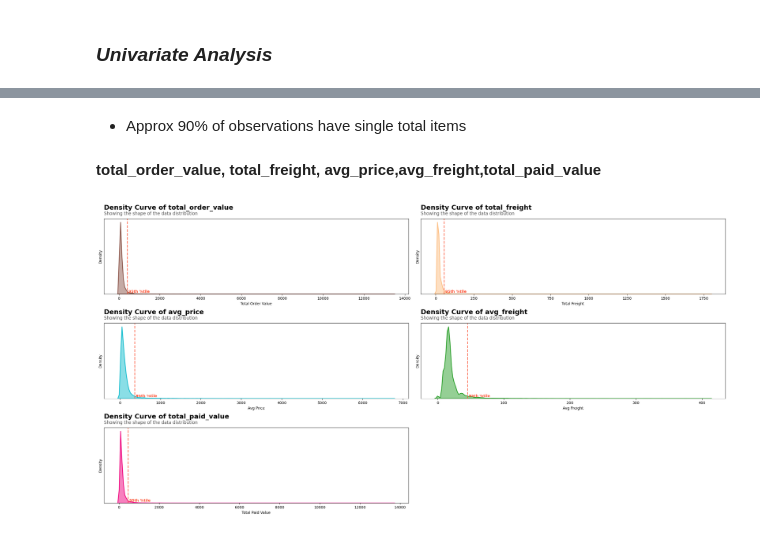
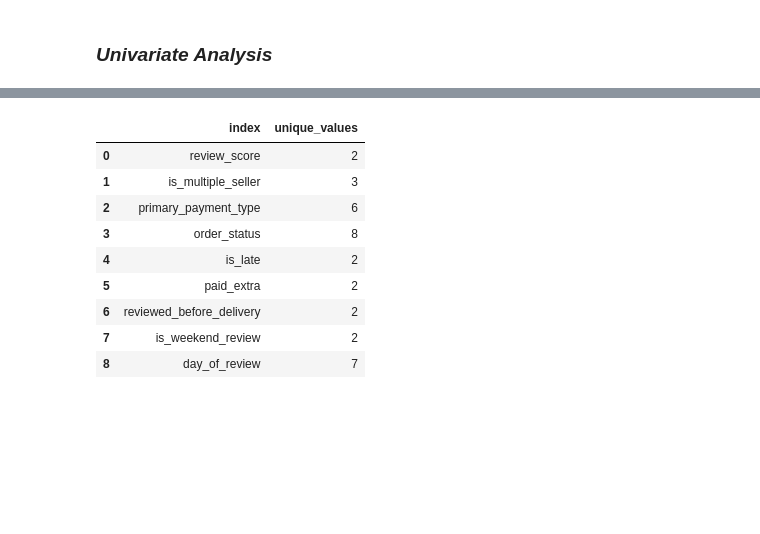
Before and after one commit to IamRaNo/data-analytics-projects, a Jupyter notebook: inside_olist_review_analysis/jupyter_notebooks/04_analysis.ipynb, the cells around one changed output, grey strips where cells are left out. Saved outputs shown, nothing was run; the diff lists cells and outputs as text; code cells hidden in the pictures; blank space fills up the shorter version.

```diff
--- a/inside_olist_review_analysis/jupyter_notebooks/04_analysis.ipynb
+++ b/inside_olist_review_analysis/jupyter_notebooks/04_analysis.ipynb
@@ -289,17 +213,2 @@ P.plot_pie('total_items',data)
-# %% [markdown]
-- Approx 90% of observations have single total items
-# %% [markdown]
-**total_order_value, total_freight, avg_price,avg_freight,total_paid_value**
-# %%
-cols = ['total_order_value','total_freight','avg_price','avg_freight','total_paid_value']
-plt.figure(figsize=(24,12))
-limit = len(cols)
-for i,col in enumerate(cols):
-    if i>limit:
-        break
-    plt.subplot(3,2,i+1)
-    P.plot_kde(col,data)
-plt.tight_layout()
-plt.show()
-# %% [output]
-[figure, removed]
+# %%
+cat_cols = data.select_dtypes(include ='object').columns.values.tolist()
@@ -305,0 +217,13 @@ plt.show()
+# %%
+data[cat_cols].nunique().reset_index(name = 'unique_values')
+# %% [output]
+|  | index | unique_values |
+| 0 | review_score | 2 |
+| 1 | is_multiple_seller | 3 |
+| 2 | primary_payment_type | 6 |
+| 3 | order_status | 8 |
+| 4 | is_late | 2 |
+| 5 | paid_extra | 2 |
+| 6 | reviewed_before_delivery | 2 |
+| 7 | is_weekend_review | 2 |
+| 8 | day_of_review | 7 |
```
Also changed, not shown: parts of 18 cells of this notebook, 1 other file.
